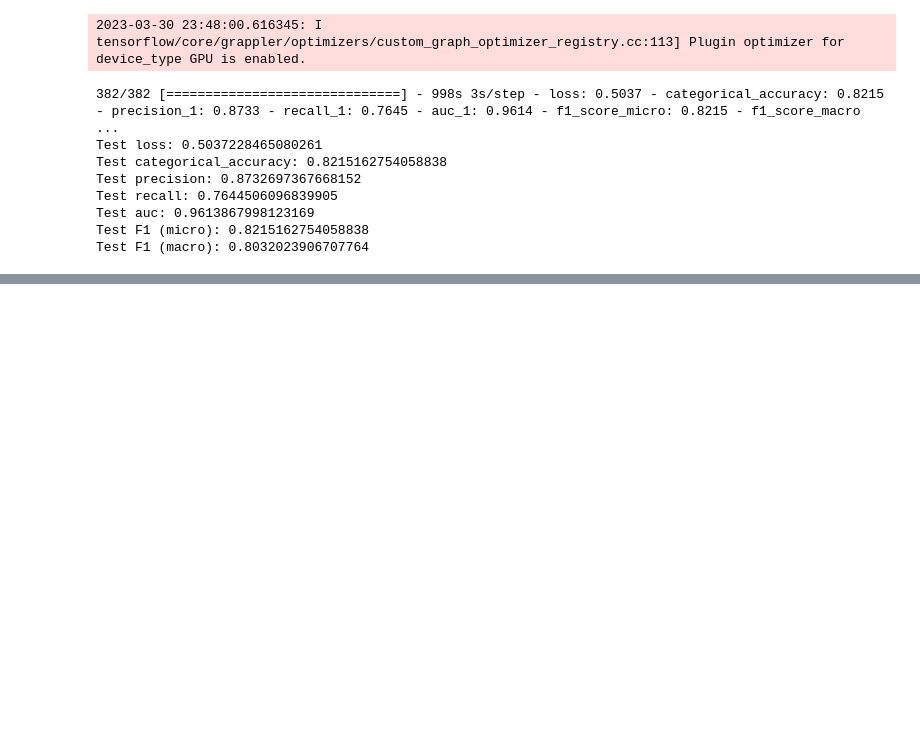
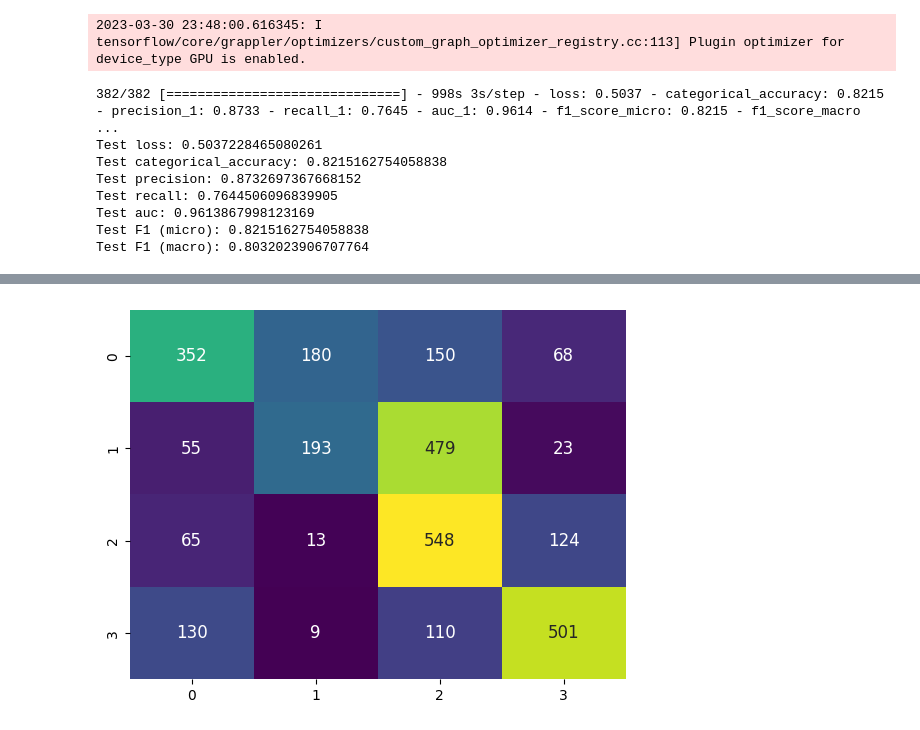
Before and after one commit to maxxyh/fake-news-prediction, a Jupyter notebook: bert_classifier.ipynb, the cells around one changed output, grey strips where cells are left out. Saved outputs shown, nothing was run; the diff lists cells and outputs as text; code cells hidden in the pictures; blank space fills up the shorter version.

```diff
--- a/bert_classifier.ipynb
+++ b/bert_classifier.ipynb
@@ -17,6 +21,7 @@ import numpy as np
 # %%
 # read data
 df = pd.read_csv("raw_data/fulltrain.csv", names=["labels", "text"])
+test_df = pd.read_csv("raw_data/balancedtest.csv", names=["labels", "text"])
 df.head()
 # %% [output]
 |  | labels | text |
@@ -30,7 +35,10 @@ from sklearn.model_selection import train_test_split
 # transform y into 1 hot vectors
 y = pd.get_dummies(df["labels"])
 y = np.array(y)
+y_test = pd.get_dummies(test_df["labels"])
+y_test = np.array(y_test)
 
-X_train, X_test, y_train, y_test = train_test_split(df['text'],y, stratify=df['labels'])
+X_test = test_df["text"]
+X_train, X_val, y_train, y_val = train_test_split(df['text'],y, stratify=df['labels'])
 X_train.head(4)
 # %% [output]
@@ -133,22 +162,22 @@ def draw_confusion_matrix(true, preds):
 test_df = pd.read_csv("raw_data/balancedtest.csv", names=["labels", "text"])
 
 # split into x_test and y_test
-x_test = test_df['text']
+x_ftest = test_df['text']
 
 # transform y into one hot vectors
-y_test = pd.get_dummies(test_df["labels"])
-y_test = np.array(y_test)
+y_ftest = pd.get_dummies(test_df["labels"])
+y_ftest = np.array(y_test)
 # %%
 with tf.device('/cpu:0'):
     # predict
     print("START predict")
-    test_predictions = model.predict(x_test)
+    test_predictions = model.predict(x_ftest)
     test_result = np.argmax(test_predictions, axis=1)
     print("DONE predict")
 
     # evaluate
     print("START evaluate")
-    test_results = model.evaluate(x_test, y_test)
+    test_results = model.evaluate(x_ftest, y_ftest)
     print('Test loss:', test_results[0])
     print('Test categorical_accuracy:', test_results[1])
     print('Test precision:', test_results[2])
@@ -156,5 +185,3 @@ with tf.device('/cpu:0'):
     print('Test auc:', test_results[4])
     print('Test F1 (micro):', test_results[5])
     print('Test F1 (macro):', test_results[6])
-
-draw_confusion_matrix(np.argmax(y_test, axis=1), test_result)
@@ -160,0 +203,4 @@ draw_confusion_matrix(np.argmax(y_test, axis=1), test_result)
+# %%
+draw_confusion_matrix(np.argmax(y_ftest, axis=1), test_result)
+# %% [output]
+[figure, added]
```
Also changed, not shown: parts of 9 cells of this notebook, 2 other files.
